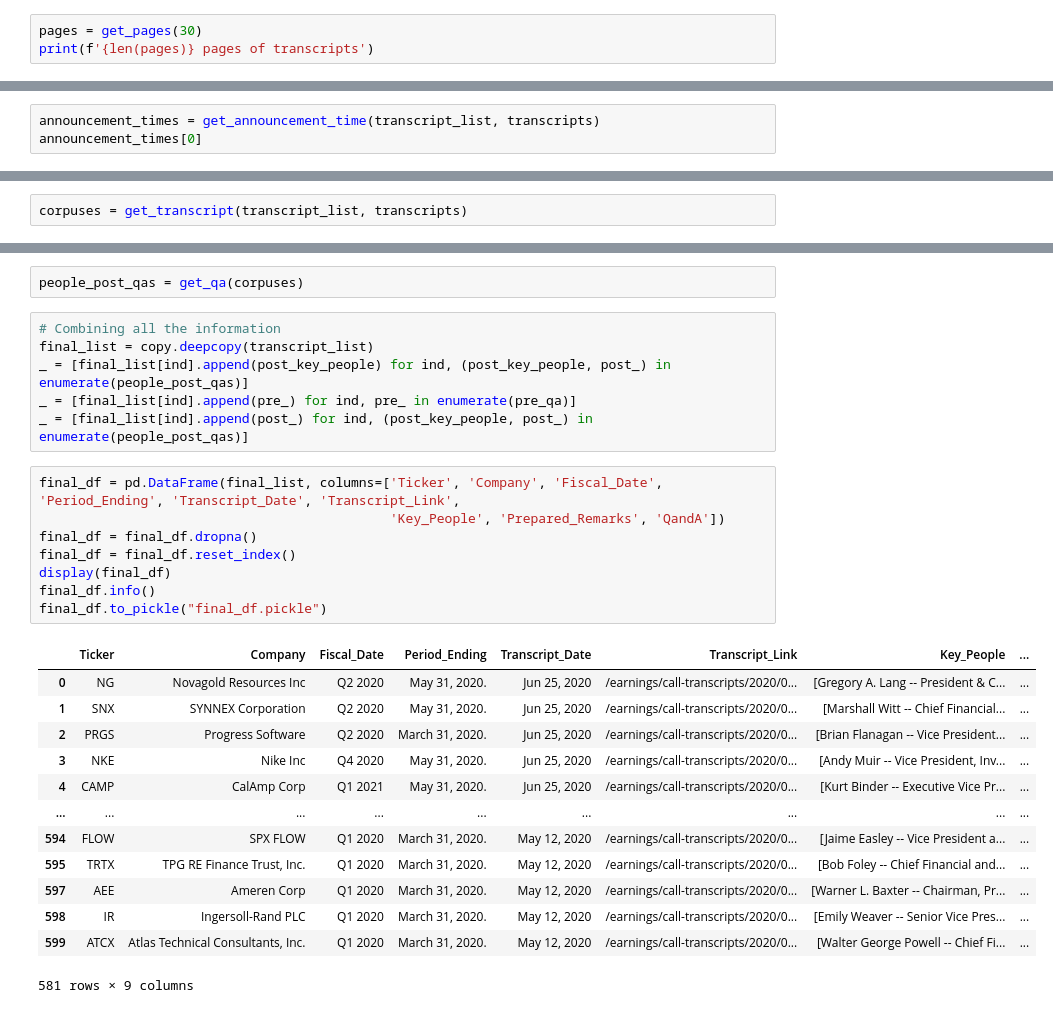
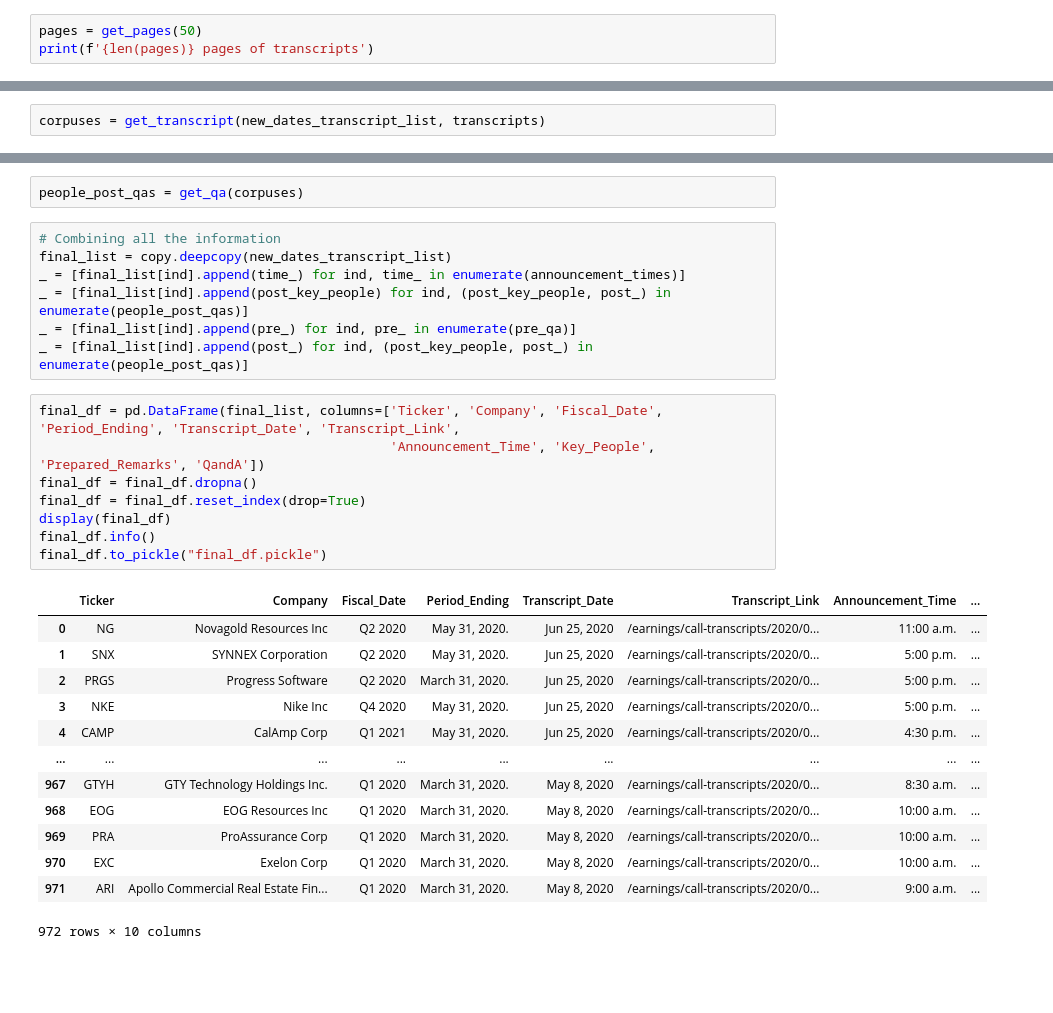
Before and after one commit to ParthivNaresh/EarningsTranscript_NLP, a Jupyter notebook: ScrapingTranscripts.ipynb, the cells around one changed output, grey strips where cells are left out. Cells and saved outputs as stored; diff of their text form; blank space fills up the shorter version.

```diff
--- a/ScrapingTranscripts.ipynb
+++ b/ScrapingTranscripts.ipynb
@@ -28,6 +30,6 @@ def get_pages(pages):
         page_list.append(transcripts_)
     return page_list
 # %%
-pages = get_pages(30)
+pages = get_pages(50)
 print(f'{len(pages)} pages of transcripts')
 # %% [output]
@@ -155,3 +142,0 @@ def get_corpus_text(transcripts_):
-# %%
-announcement_times = get_announcement_time(transcript_list, transcripts)
-announcement_times[0]
@@ -297,37 +305,38 @@ def get_key_people(cleaned_corpus_post_qa):
     corpus_key_people = [line_ for check_, line_ in zip(tracker_, cleaned_corpus_post_qa) if not check_]
     return key_people, corpus_key_people
 # %%
-corpuses = get_transcript(transcript_list, transcripts)
+corpuses = get_transcript(new_dates_transcript_list, transcripts)
 # %%
 pre_qa = get_corpus(corpuses)
 # %%
 people_post_qas = get_qa(corpuses)
 # %%
 # Combining all the information
-final_list = copy.deepcopy(transcript_list)
+final_list = copy.deepcopy(new_dates_transcript_list)
+_ = [final_list[ind].append(time_) for ind, time_ in enumerate(announcement_times)]
 _ = [final_list[ind].append(post_key_people) for ind, (post_key_people, post_) in enumerate(people_post_qas)]
 _ = [final_list[ind].append(pre_) for ind, pre_ in enumerate(pre_qa)]
 _ = [final_list[ind].append(post_) for ind, (post_key_people, post_) in enumerate(people_post_qas)]
 # %%
 final_df = pd.DataFrame(final_list, columns=['Ticker', 'Company', 'Fiscal_Date', 'Period_Ending', 'Transcript_Date', 'Transcript_Link',
-                                             'Key_People', 'Prepared_Remarks', 'QandA'])
+                                             'Announcement_Time', 'Key_People', 'Prepared_Remarks', 'QandA'])
 final_df = final_df.dropna()
-final_df = final_df.reset_index()
+final_df = final_df.reset_index(drop=True)
 display(final_df)
 final_df.info()
 final_df.to_pickle("final_df.pickle")
 # %% [output]
-|  | Ticker | Company | Fiscal_Date | Period_Ending | Transcript_Date | Transcript_Link | Key_People | ... |
-| 0 | NG | Novagold Resources Inc | Q2 2020 | May 31, 2020. | Jun 25, 2020 | /earnings/call-transcripts/2020/0... | [Gregory A. Lang -- President & C... | ... |
-| 1 | SNX | SYNNEX Corporation | Q2 2020 | May 31, 2020. | Jun 25, 2020 | /earnings/call-transcripts/2020/0... | [Marshall Witt -- Chief Financial... | ... |
-| 2 | PRGS | Progress Software | Q2 2020 | March 31, 2020. | Jun 25, 2020 | /earnings/call-transcripts/2020/0... | [Brian Flanagan -- Vice President... | ... |
-| 3 | NKE | Nike Inc | Q4 2020 | May 31, 2020. | Jun 25, 2020 | /earnings/call-transcripts/2020/0... | [Andy Muir -- Vice President, Inv... | ... |
-| 4 | CAMP | CalAmp Corp | Q1 2021 | May 31, 2020. | Jun 25, 2020 | /earnings/call-transcripts/2020/0... | [Kurt Binder -- Executive Vice Pr... | ... |
+|  | Ticker | Company | Fiscal_Date | Period_Ending | Transcript_Date | Transcript_Link | Announcement_Time | ... |
+| 0 | NG | Novagold Resources Inc | Q2 2020 | May 31, 2020. | Jun 25, 2020 | /earnings/call-transcripts/2020/0... | 11:00 a.m. | ... |
+| 1 | SNX | SYNNEX Corporation | Q2 2020 | May 31, 2020. | Jun 25, 2020 | /earnings/call-transcripts/2020/0... | 5:00 p.m. | ... |
+| 2 | PRGS | Progress Software | Q2 2020 | March 31, 2020. | Jun 25, 2020 | /earnings/call-transcripts/2020/0... | 5:00 p.m. | ... |
+| 3 | NKE | Nike Inc | Q4 2020 | May 31, 2020. | Jun 25, 2020 | /earnings/call-transcripts/2020/0... | 5:00 p.m. | ... |
+| 4 | CAMP | CalAmp Corp | Q1 2021 | May 31, 2020. | Jun 25, 2020 | /earnings/call-transcripts/2020/0... | 4:30 p.m. | ... |
 | ... | ... | ... | ... | ... | ... | ... | ... | ... |
-| 594 | FLOW | SPX FLOW | Q1 2020 | March 31, 2020. | May 12, 2020 | /earnings/call-transcripts/2020/0... | [Jaime Easley -- Vice President a... | ... |
-| 595 | TRTX | TPG RE Finance Trust, Inc. | Q1 2020 | March 31, 2020. | May 12, 2020 | /earnings/call-transcripts/2020/0... | [Bob Foley -- Chief Financial and... | ... |
-| 597 | AEE | Ameren Corp | Q1 2020 | March 31, 2020. | May 12, 2020 | /earnings/call-transcripts/2020/0... | [Warner L. Baxter -- Chairman, Pr... | ... |
-| 598 | IR | Ingersoll-Rand PLC | Q1 2020 | March 31, 2020. | May 12, 2020 | /earnings/call-transcripts/2020/0... | [Emily Weaver -- Senior Vice Pres... | ... |
-| 599 | ATCX | Atlas Technical Consultants, Inc. | Q1 2020 | March 31, 2020. | May 12, 2020 | /earnings/call-transcripts/2020/0... | [Walter George Powell -- Chief Fi... | ... |
+| 967 | GTYH | GTY Technology Holdings Inc. | Q1 2020 | March 31, 2020. | May 8, 2020 | /earnings/call-transcripts/2020/0... | 8:30 a.m. | ... |
+| 968 | EOG | EOG Resources Inc | Q1 2020 | March 31, 2020. | May 8, 2020 | /earnings/call-transcripts/2020/0... | 10:00 a.m. | ... |
+| 969 | PRA | ProAssurance Corp | Q1 2020 | March 31, 2020. | May 8, 2020 | /earnings/call-transcripts/2020/0... | 10:00 a.m. | ... |
+| 970 | EXC | Exelon Corp | Q1 2020 | March 31, 2020. | May 8, 2020 | /earnings/call-transcripts/2020/0... | 10:00 a.m. | ... |
+| 971 | ARI | Apollo Commercial Real Estate Fin... | Q1 2020 | March 31, 2020. | May 8, 2020 | /earnings/call-transcripts/2020/0... | 9:00 a.m. | ... |
-581 rows × 9 columns
+972 rows × 10 columns
 <class 'pandas.core.frame.DataFrame'>
```
Also changed, not shown: parts of 10 cells of this notebook, 1 other file.
